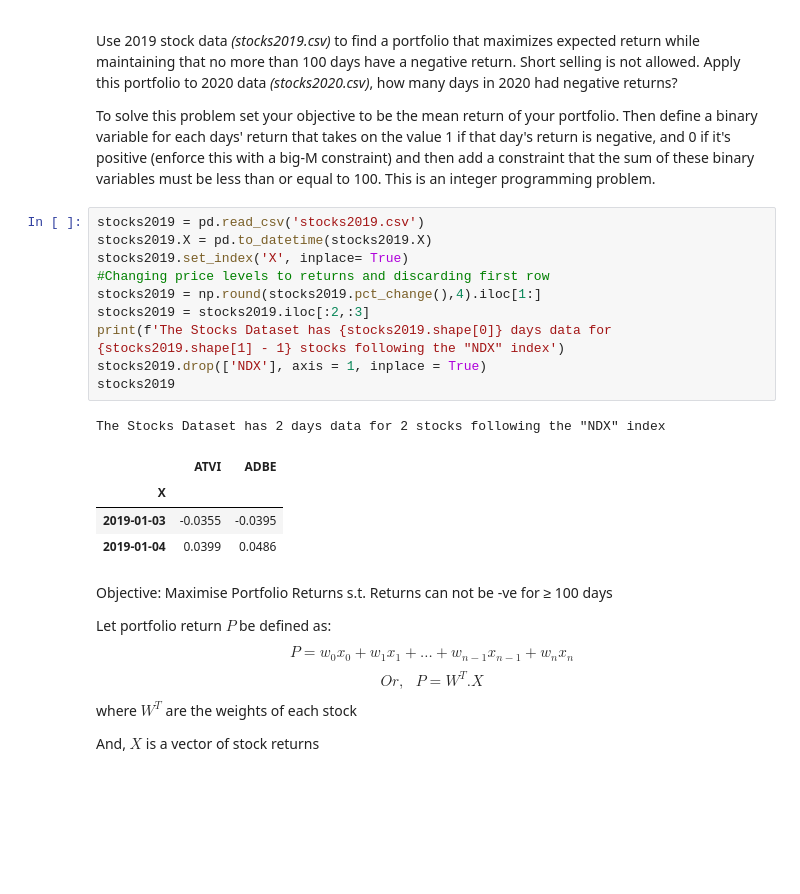
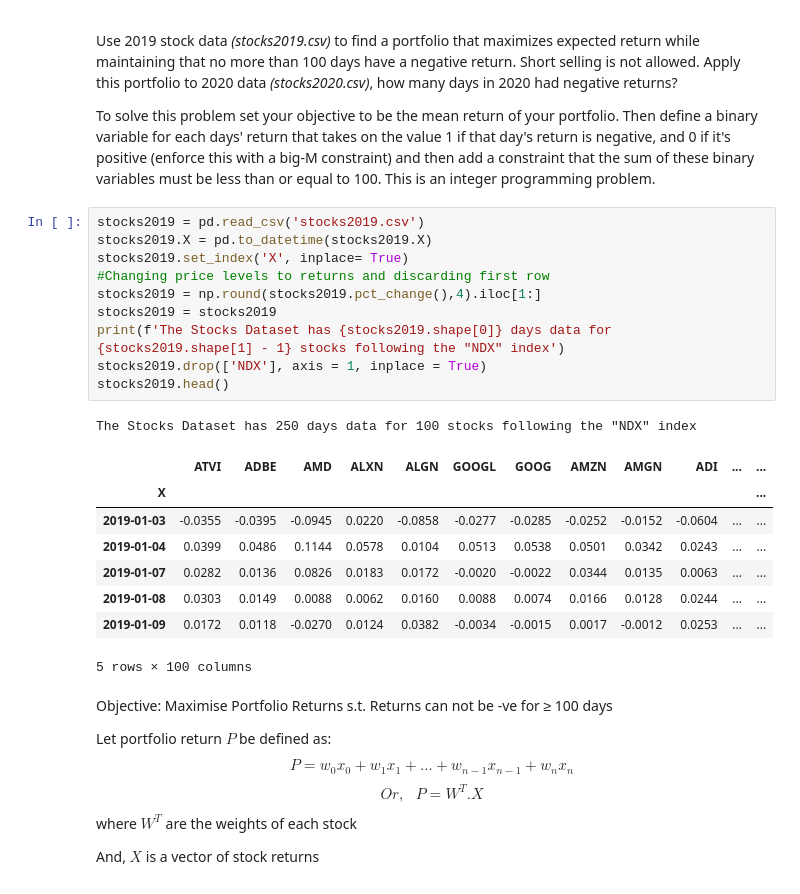
Before and after one commit to rohitashwachaks/advanced_optimisation, a Jupyter notebook: Assignments/HW2/HW2.ipynb, the cells around one changed output. Saved outputs shown, nothing was run; the diff lists cells and outputs as text; blank space fills up the shorter version.

```diff
--- a/Assignments/HW2/HW2.ipynb
+++ b/Assignments/HW2/HW2.ipynb
@@ -156,19 +151,23 @@ To solve this problem set your objective to be the mean return of your portfolio
 # %%
 stocks2019 = pd.read_csv('stocks2019.csv')
 stocks2019.X = pd.to_datetime(stocks2019.X)
 stocks2019.set_index('X', inplace= True)
 #Changing price levels to returns and discarding first row
 stocks2019 = np.round(stocks2019.pct_change(),4).iloc[1:]
-stocks2019 = stocks2019.iloc[:2,:3]
+stocks2019 = stocks2019
 print(f'The Stocks Dataset has {stocks2019.shape[0]} days data for {stocks2019.shape[1] - 1} stocks following the "NDX" index')
 stocks2019.drop(['NDX'], axis = 1, inplace = True)
-stocks2019
+stocks2019.head()
 # %% [output]
-The Stocks Dataset has 2 days data for 2 stocks following the "NDX" index
+The Stocks Dataset has 250 days data for 100 stocks following the "NDX" index
-|  | ATVI | ADBE |
-| X |  |  |
-| 2019-01-03 | -0.0355 | -0.0395 |
-| 2019-01-04 | 0.0399 | 0.0486 |
+|  | ATVI | ADBE | AMD | ALXN | ALGN | GOOGL | GOOG | AMZN | AMGN | ADI | ... | ... |
+| X |  |  |  |  |  |  |  |  |  |  |  | ... |
+| 2019-01-03 | -0.0355 | -0.0395 | -0.0945 | 0.0220 | -0.0858 | -0.0277 | -0.0285 | -0.0252 | -0.0152 | -0.0604 | ... | ... |
+| 2019-01-04 | 0.0399 | 0.0486 | 0.1144 | 0.0578 | 0.0104 | 0.0513 | 0.0538 | 0.0501 | 0.0342 | 0.0243 | ... | ... |
+| 2019-01-07 | 0.0282 | 0.0136 | 0.0826 | 0.0183 | 0.0172 | -0.0020 | -0.0022 | 0.0344 | 0.0135 | 0.0063 | ... | ... |
+| 2019-01-08 | 0.0303 | 0.0149 | 0.0088 | 0.0062 | 0.0160 | 0.0088 | 0.0074 | 0.0166 | 0.0128 | 0.0244 | ... | ... |
+| 2019-01-09 | 0.0172 | 0.0118 | -0.0270 | 0.0124 | 0.0382 | -0.0034 | -0.0015 | 0.0017 | -0.0012 | 0.0253 | ... | ... |
+5 rows × 100 columns
 # %% [markdown]
 Objective: Maximise Portfolio Returns s.t. Returns can not be -ve for ≥ 100 days
 
```
Also changed, not shown: parts of 10 cells of this notebook, 3 other files.
